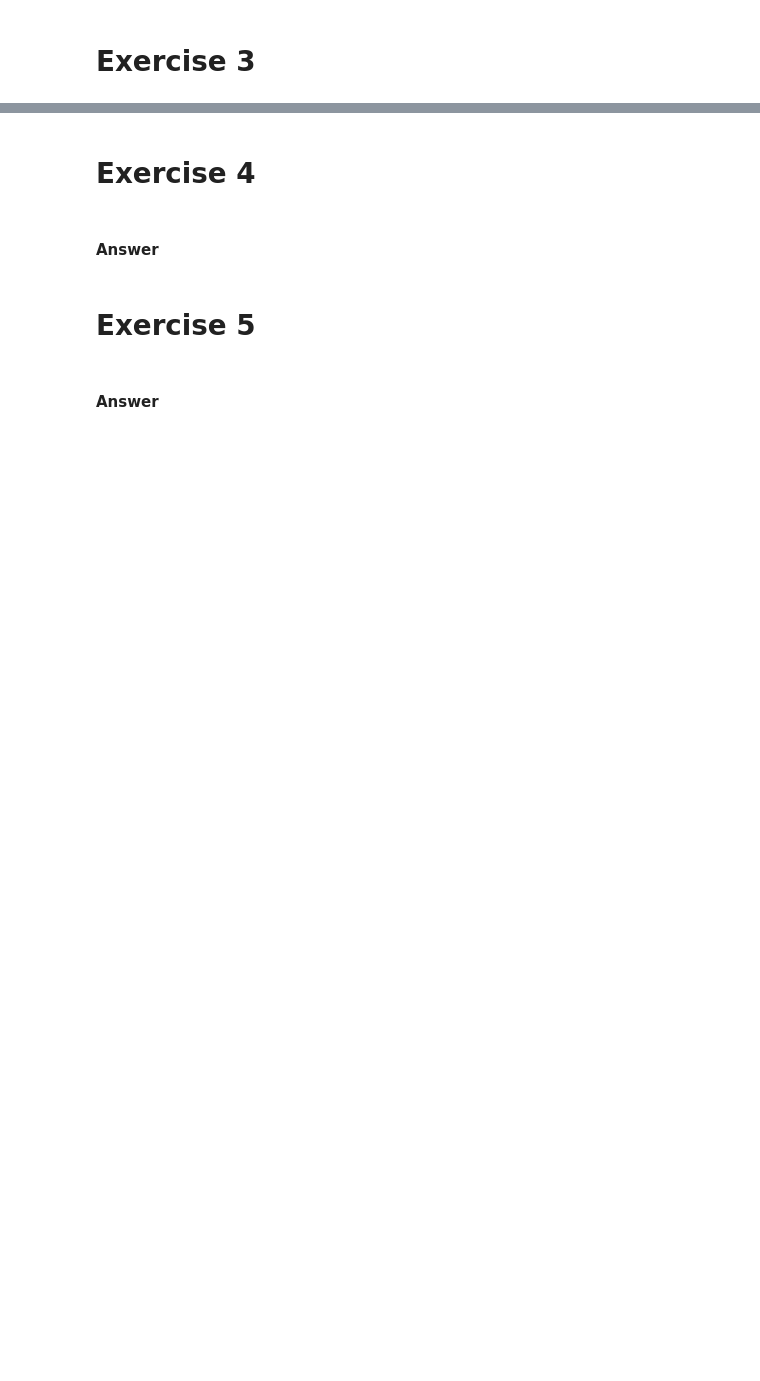
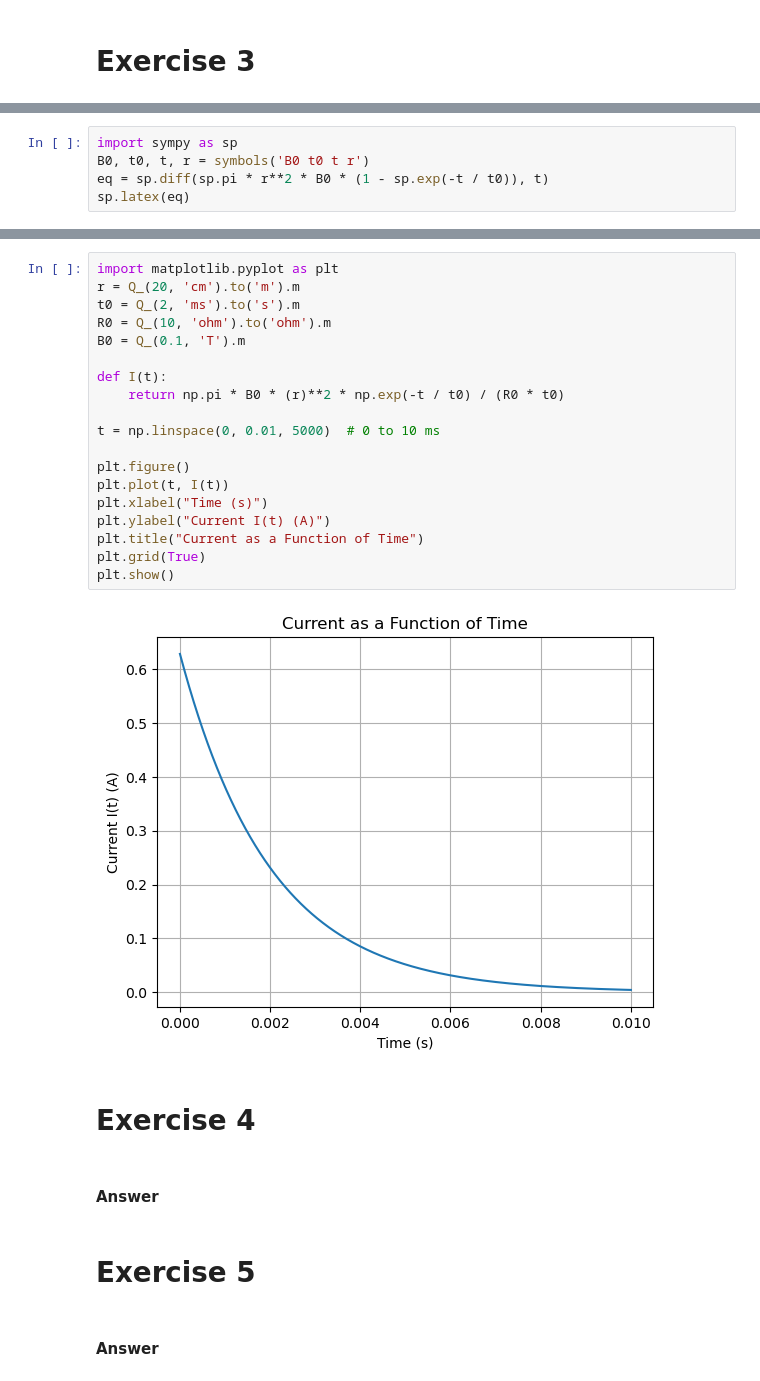
Before and after one commit to Chrisser1/10060-Physics, a Jupyter notebook: fall/Electromagnetism5/assignments.ipynb, the cells around one changed output, grey strips where cells are left out. Cells and saved outputs as stored; diff of their text form; blank space fills up the shorter version.

```diff
--- a/fall/Electromagnetism5/assignments.ipynb
+++ b/fall/Electromagnetism5/assignments.ipynb
@@ -107,0 +171,5 @@ wires_pr_length = 500
+# %%
+import sympy as sp
+B0, t0, t, r = symbols('B0 t0 t r')
+eq = sp.diff(sp.pi * r**2 * B0 * (1 - sp.exp(-t / t0)), t)
+sp.latex(eq)
@@ -108,3 +186,24 @@ wires_pr_length = 500
+# %%
+import matplotlib.pyplot as plt
+r = Q_(20, 'cm').to('m').m
+t0 = Q_(2, 'ms').to('s').m
+R0 = Q_(10, 'ohm').to('ohm').m
+B0 = Q_(0.1, 'T').m
+
+def I(t):
+    return np.pi * B0 * (r)**2 * np.exp(-t / t0) / (R0 * t0)
+
+t = np.linspace(0, 0.01, 5000)  # 0 to 10 ms
+
+plt.figure()
+plt.plot(t, I(t))
+plt.xlabel("Time (s)")
+plt.ylabel("Current I(t) (A)")
+plt.title("Current as a Function of Time")
+plt.grid(True)
+plt.show()
+# %% [output]
+[figure, added]
 # %% [markdown]
 # Exercise 4
 # %% [markdown]
```
Also changed, not shown: parts of 8 cells of this notebook.
